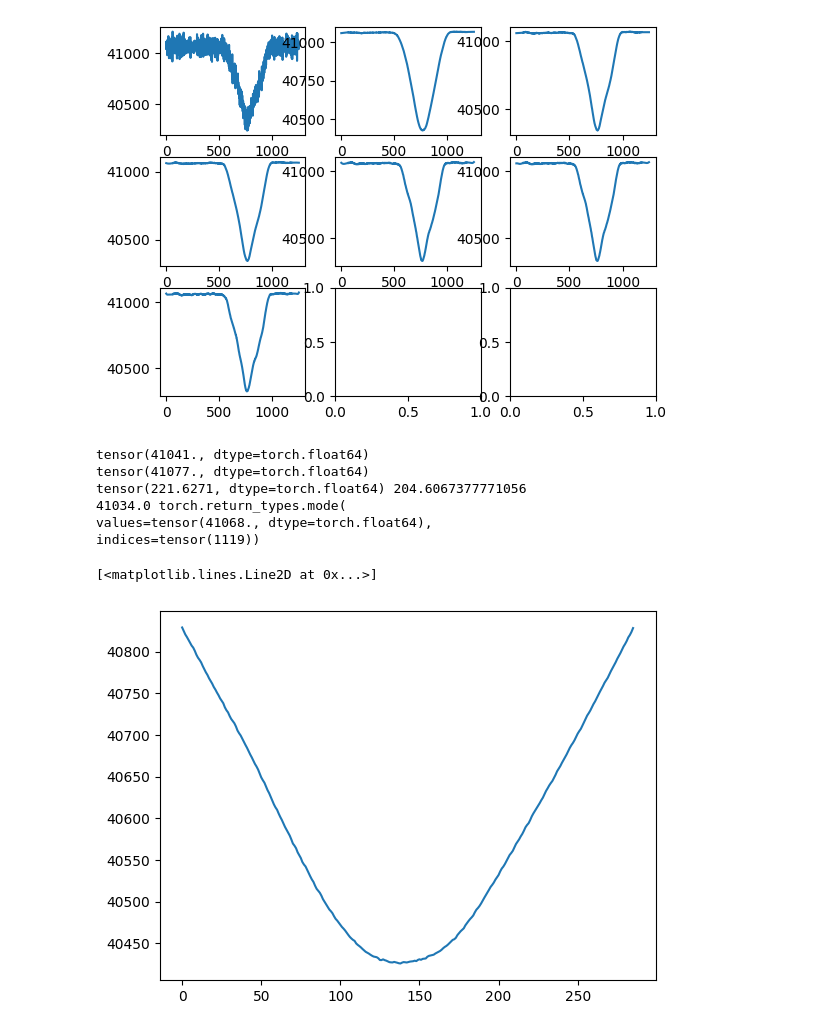
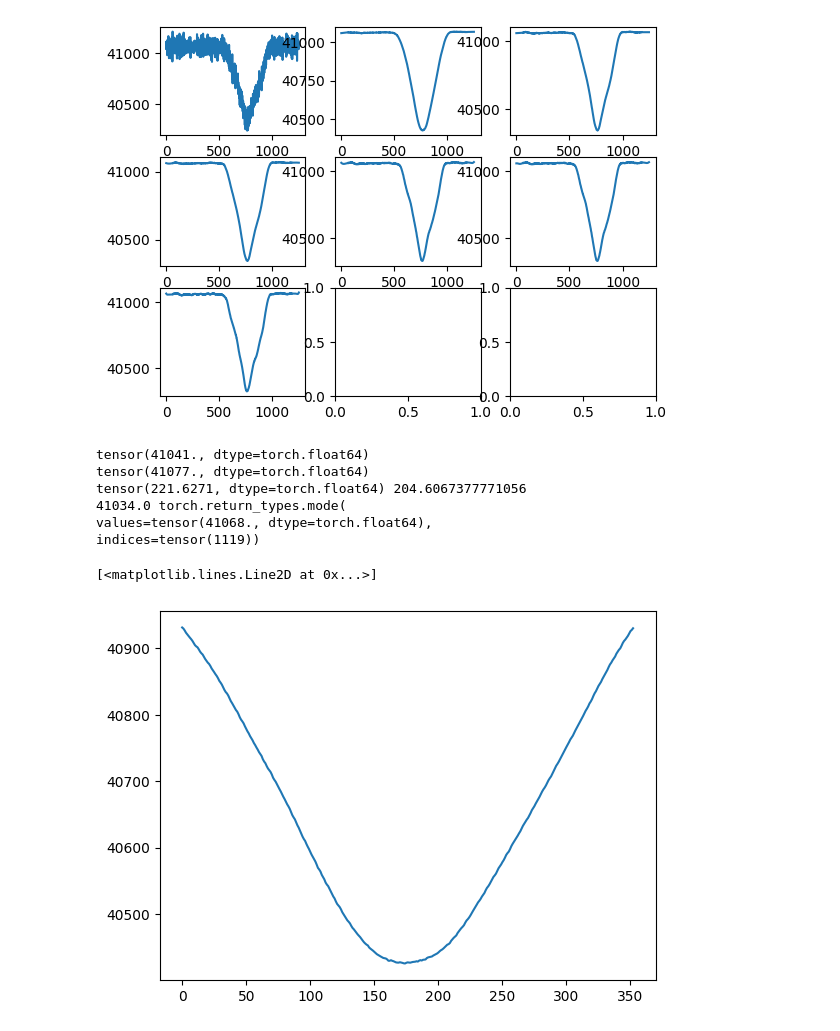
Before and after one commit to michael-miftek/testing, a Jupyter notebook: processingtesting.ipynb, the cells around one changed output. Saved outputs shown, nothing was run; the diff lists cells and outputs as text; code cells hidden in the pictures.

```diff
--- a/processingtesting.ipynb
+++ b/processingtesting.ipynb
@@ -803,22 +803,22 @@ axs[2,0].plot(new7)
 # %%
 print(new1[0])
 print(new1[5])
 a = torch.std(new1)
 b = torch.std(new2).item()
 c = torch.median(new1).item()
 d = torch.mode(new1)
 print(a,b)
 print(c,d)
-f = new2[(new2 < (c - (b)))]
+f = new2[(new2 < (c - (0.5*b)))]
 
 
 plt.plot(f)
 # %% [output]
 tensor(41041., dtype=torch.float64)
 tensor(41077., dtype=torch.float64)
 tensor(221.6271, dtype=torch.float64) 204.6067377771056
 41034.0 torch.return_types.mode(
 values=tensor(41068., dtype=torch.float64),
 indices=tensor(1119))
 [<matplotlib.lines.Line2D at 0x...>]
-[figure, old version]
+[figure, new version]
```
